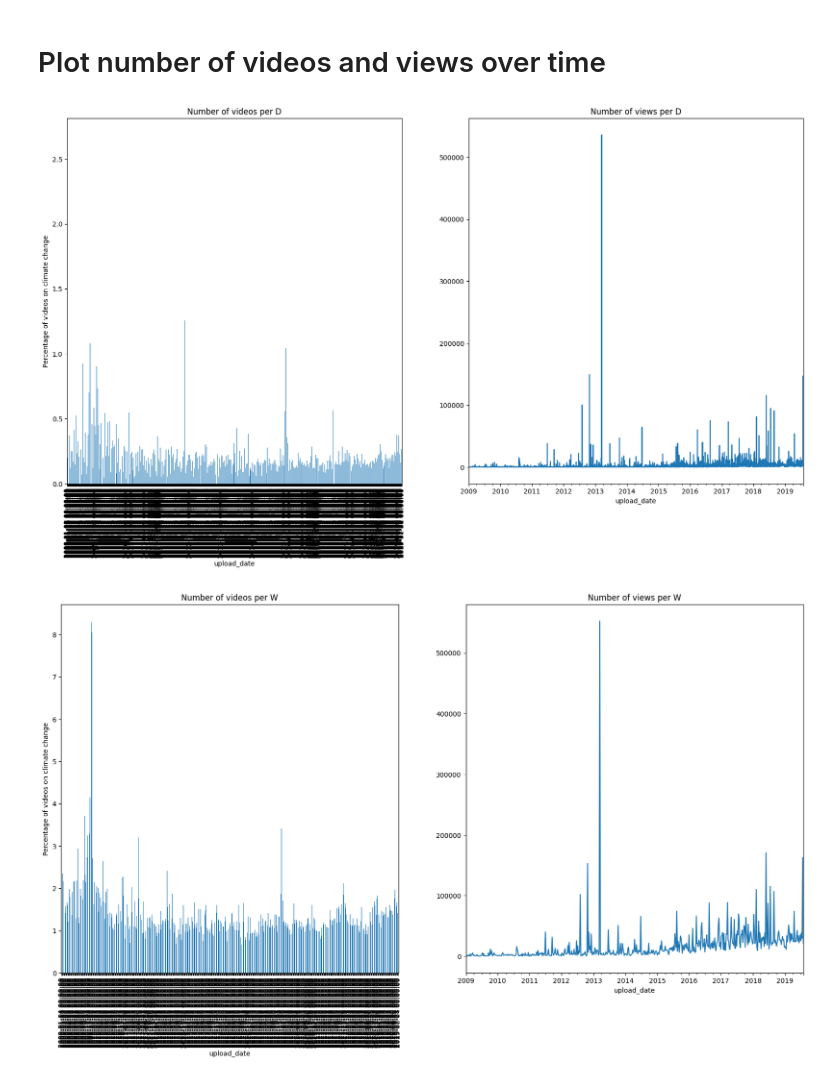
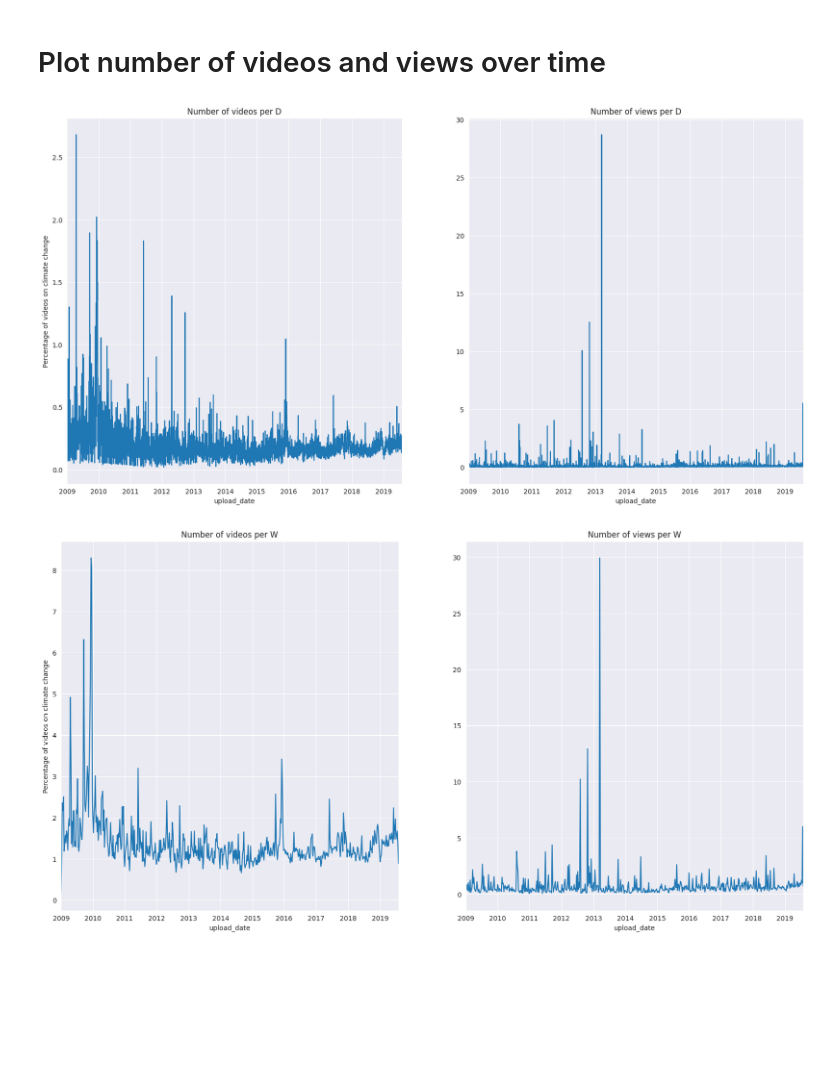
Before and after one commit to agatha-duzan/ada-2023-project-fadamily, a Jupyter notebook: climate_vids_trends.ipynb, the cells around one changed output. Cells and saved outputs as stored; diff of their text form; code cells hidden in the pictures; blank space fills up the shorter version.

Commit message:
added view count

```diff
--- a/climate_vids_trends.ipynb
+++ b/climate_vids_trends.ipynb
@@ -7,7 +7,7 @@ import matplotlib.pyplot as plt
 file_path = "data/climate_videos_new.jsonl"
 climate_videos_df = pd.read_json(file_path, lines=True)
 
-count_file_path = "data/nb_videos_by_date.jsonl"
+count_file_path = "data/nb_videos_and_views_by_date.jsonl"
 climate_videos_count_df = pd.read_json(count_file_path, lines=True)
 # %% [markdown]
 # Convert the upload_date column to datetime and set as index
@@ -18,11 +18,10 @@ data = data.set_index('upload_date')
 data.sort_index(inplace=True)
 
 data_count = climate_videos_count_df.copy()
-data_count.columns = ['upload_date', 'count']
+data_count.columns = ['upload_date', 'count', 'views']
 data_count.set_index('upload_date', inplace=True)
 data_count.index = pd.to_datetime(data_count.index)
 data_count.sort_index(inplace=True)
-data_count['views'] = 100000
 
 data = data['2009-01-01':'2019-08-01']
 data_count = data_count['2009-01-01':'2019-08-01']
@@ -57,23 +56,23 @@ views_per_day = views_per_day / data_count['views'] * 100
 # %%
 # Create count per month and count per week
 count_per_month = count_per_day.resample('M').sum()
 count_per_week = count_per_day.resample('W').sum()
 
 # Create views per month and views per week
 views_per_month = views_per_day.resample('M').sum()
 views_per_week = views_per_day.resample('W').sum()
 
 # Aggregate the views and counts per day, week and month
 sample_rate = ['D', 'W', 'M']
 counts = [count_per_day, count_per_week, count_per_month]
 views = [views_per_day, views_per_week, views_per_month]
 
 # Plot the counts and views for each sample rate
 for i in range(3):
     fig, ax = plt.subplots(1, 2, figsize=(20, 10))
-    counts[i].plot(kind="bar", ax=ax[0], title=f'Number of videos per {sample_rate[i]}')
+    counts[i].plot(ax=ax[0], title=f'Number of videos per {sample_rate[i]}')
     ax[0].set_ylabel('Percentage of videos on climate change')
     views[i].plot(ax=ax[1], title=f'Number of views per {sample_rate[i]}')
 # %% [output]
-[figure, old version]
+[figure, new version]
-[figure, old version]
+[figure, new version]
```
Also changed, not shown: parts of 2 cells of this notebook.
